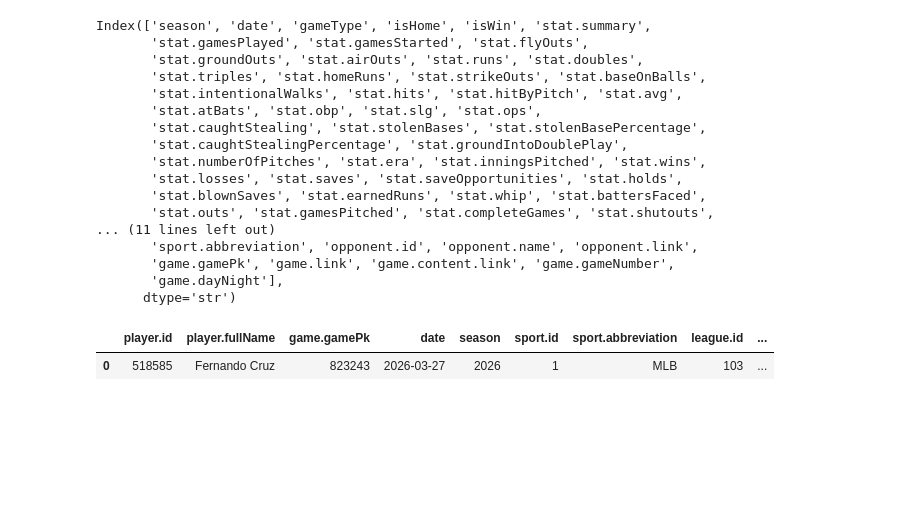
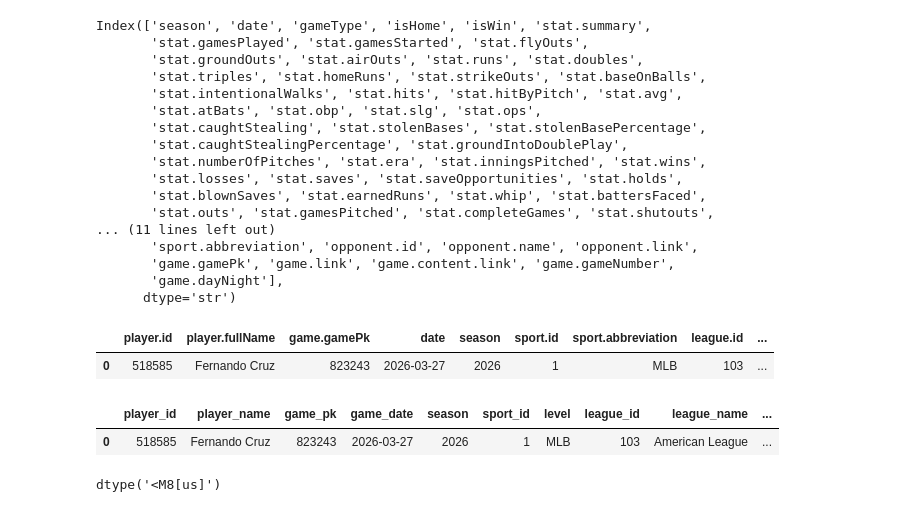
Before and after one commit to andredegregorio/yankees-pipeline, a Jupyter notebook: notebooks/gamelogs_test.ipynb, the cells around one changed output. Cells and saved outputs as stored; diff of their text form; code cells hidden in the pictures; blank space fills up the shorter version.

```diff
--- a/transform/transform_players.ipynb
+++ b/notebooks/gamelogs_test.ipynb
@@ -10,7 +11,7 @@ BUCKET = "yankees-pipeline-andre"
 ## Hitters
 # %%
 # grab one file to start
-test_hitter_key = "raw/game_logs/2026-06-02/player_680474_hitting.json"
+test_hitter_key = f"raw/game_logs/{date}/player_680474_hitting.json"
 obj = s3.get_object(Bucket=BUCKET, Key=test_hitter_key)
 data = json.loads(obj["Body"].read())
 # %%
@@ -169,7 +170,7 @@ df.head()
 | 4 | 680474 | Max Schuemann | 823792 | 2026-05-09 | 2026 | 1 | MLB | 103 | American League | ... |
 # %%
 def transform_hitters(frame: pd.DataFrame) -> pd.DataFrame:
-    frame = frame[cols]
+    frame = frame[cols].copy()
     frame = frame.rename(columns=mapped_cols)
     frame['positions_played'] = frame['positions_played'].apply(lambda lst: ','.join(p['abbreviation'] for p in lst) if lst else '')
     frame['game_date'] = pd.to_datetime(frame['game_date'], format='%Y-%m-%d')
@@ -249,7 +254,7 @@ s3.put_object(Bucket=BUCKET, Key=out_key, Body=buf.getvalue())
 ## Pitchers
 # %%
 # grab one file to start
-test_pitcher_key = "raw/game_logs/2026-06-02/player_518585_pitching.json"
+test_pitcher_key = f"raw/game_logs/{date}/player_518585_pitching.json"
 obj = s3.get_object(Bucket=BUCKET, Key=test_pitcher_key)
 data = json.loads(obj["Body"].read())
 # %%
@@ -330,30 +335,41 @@ mapped_cols = {
     'stat.intentionalWalks': 'ibb',
     'stat.hits': 'h',
     'stat.atBats': 'ab',
     'stat.caughtStealing': 'cs',
     'stat.stolenBases': 'sb',
     'stat.groundIntoDoublePlay': 'gidp',
     'stat.numberOfPitches': 'np',
     'stat.wins': 'w',
     'stat.losses': 'l',
     'stat.saves': 'sv',
     'stat.saveOpportunities': 'svo',
     'stat.holds': 'hld',
     'stat.blownSaves': 'bs',
     'stat.earnedRuns': 'er',
     'stat.battersFaced': 'bf',
     'stat.outs': 'outs',
     'stat.completeGames': 'cg',
     'stat.shutouts': 'sho',
     'stat.strikes': 'strikes',
     'stat.hitBatsmen': 'hbp',
     'stat.balks': 'balks',
     'stat.wildPitches': 'wp',
     'stat.pickoffs': 'pickoffs',
     'stat.totalBases': 'tb',
     'stat.gamesFinished': 'gf',
     'stat.inheritedRunners': 'ir',
     'stat.inheritedRunnersScored': 'irs',
     'stat.sacBunts': 'sh',
     'stat.sacFlies': 'sf',
 }
+
+df = df.rename(columns=mapped_cols)
+df.head(1)
+# %% [output]
+|  | player_id | player_name | game_pk | game_date | season | sport_id | level | league_id | league_name | ... |
+| 0 | 518585 | Fernando Cruz | 823243 | 2026-03-27 | 2026 | 1 | MLB | 103 | American League | ... |
+# %%
+df['game_date'] = pd.to_datetime(df['game_date'], format='%Y-%m-%d')
+df['game_date'].dtype
+# %% [output]
+dtype('<M8[us]')
```
Also changed, not shown: parts of 13 cells of this notebook, 2 other files.
